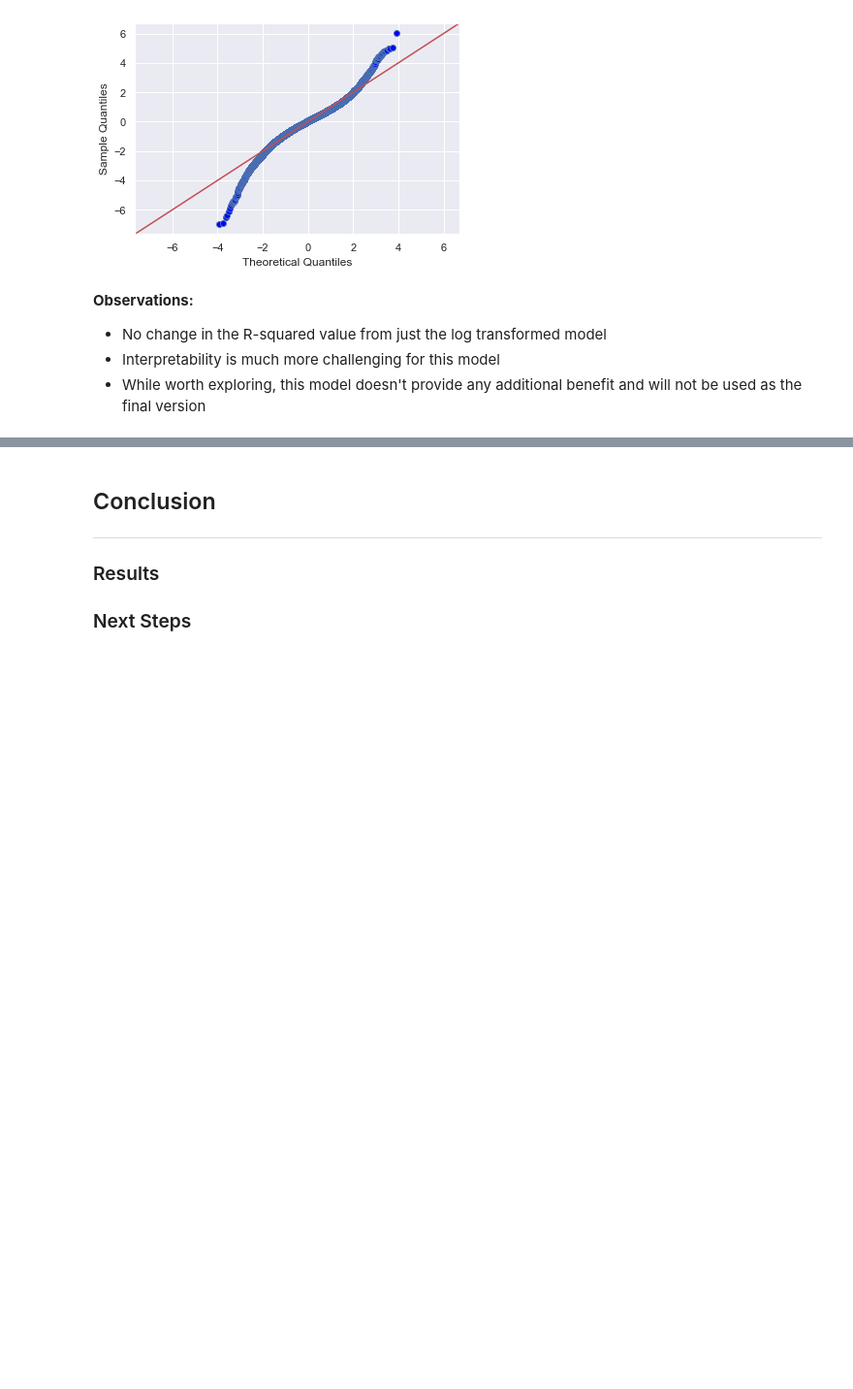
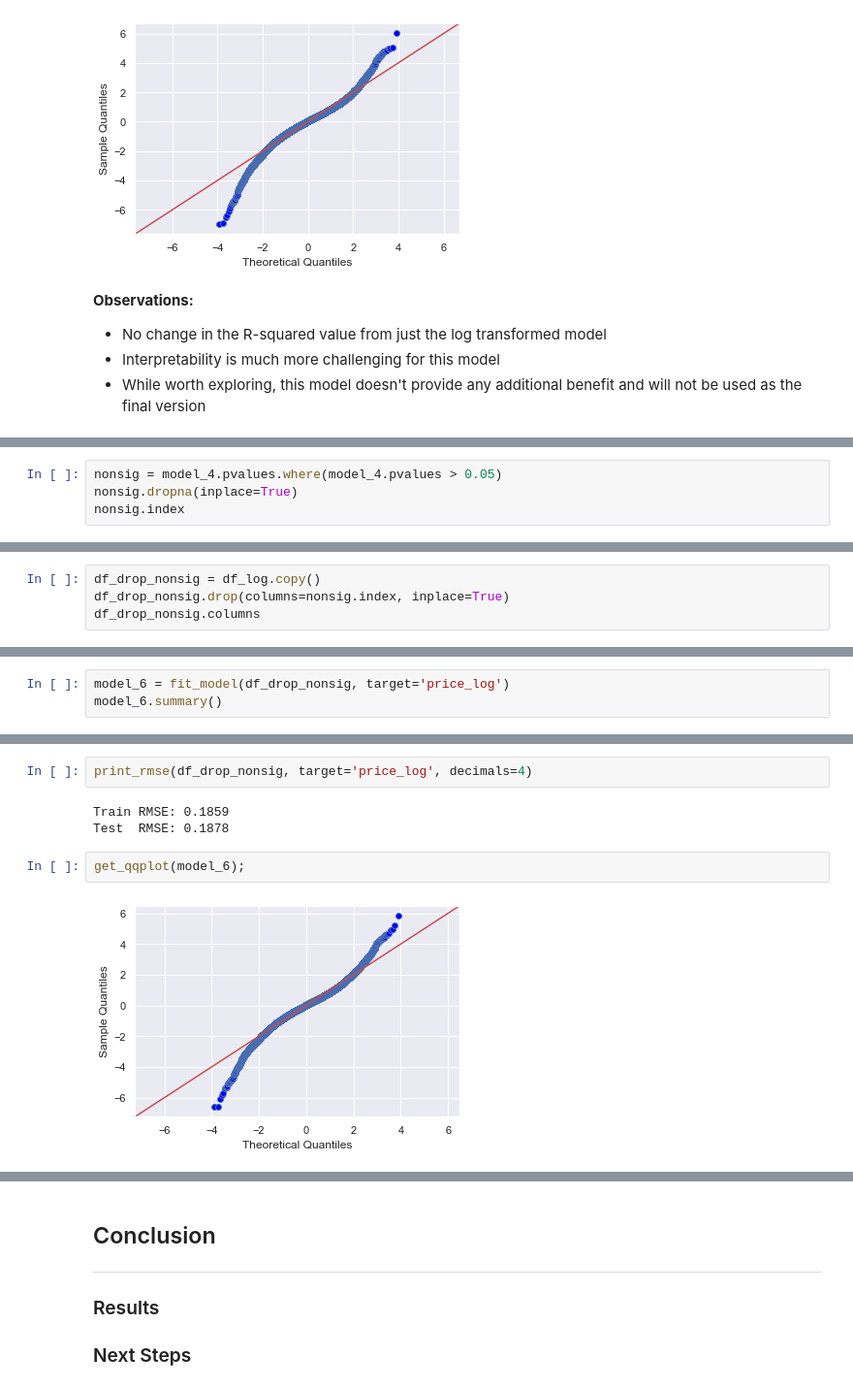
Before and after one commit to tjkyner/housing-regression-model, a Jupyter notebook: notebook.ipynb, the cells around one changed output, grey strips where cells are left out. Shown at 97% size. Saved outputs shown, nothing was run; the diff lists cells and outputs as text; blank space fills up the shorter version.

```diff
--- a/notebook.ipynb
+++ b/notebook.ipynb
@@ -1116,0 +1119,4 @@ get_qqplot(model_5);
+# %%
+nonsig = model_4.pvalues.where(model_4.pvalues > 0.05)
+nonsig.dropna(inplace=True)
+nonsig.index
@@ -1116,0 +1129,4 @@ get_qqplot(model_5);
+# %%
+df_drop_nonsig = df_log.copy()
+df_drop_nonsig.drop(columns=nonsig.index, inplace=True)
+df_drop_nonsig.columns
@@ -1116,0 +1151,3 @@ get_qqplot(model_5);
+# %%
+model_6 = fit_model(df_drop_nonsig, target='price_log')
+model_6.summary()
@@ -1116,0 +1189,9 @@ get_qqplot(model_5);
+# %%
+print_rmse(df_drop_nonsig, target='price_log', decimals=4)
+# %% [output]
+Train RMSE: 0.1859
+Test  RMSE: 0.1878
+# %%
+get_qqplot(model_6);
+# %% [output]
+[figure, added]
```
Also changed, not shown: parts of 5 cells of this notebook.
